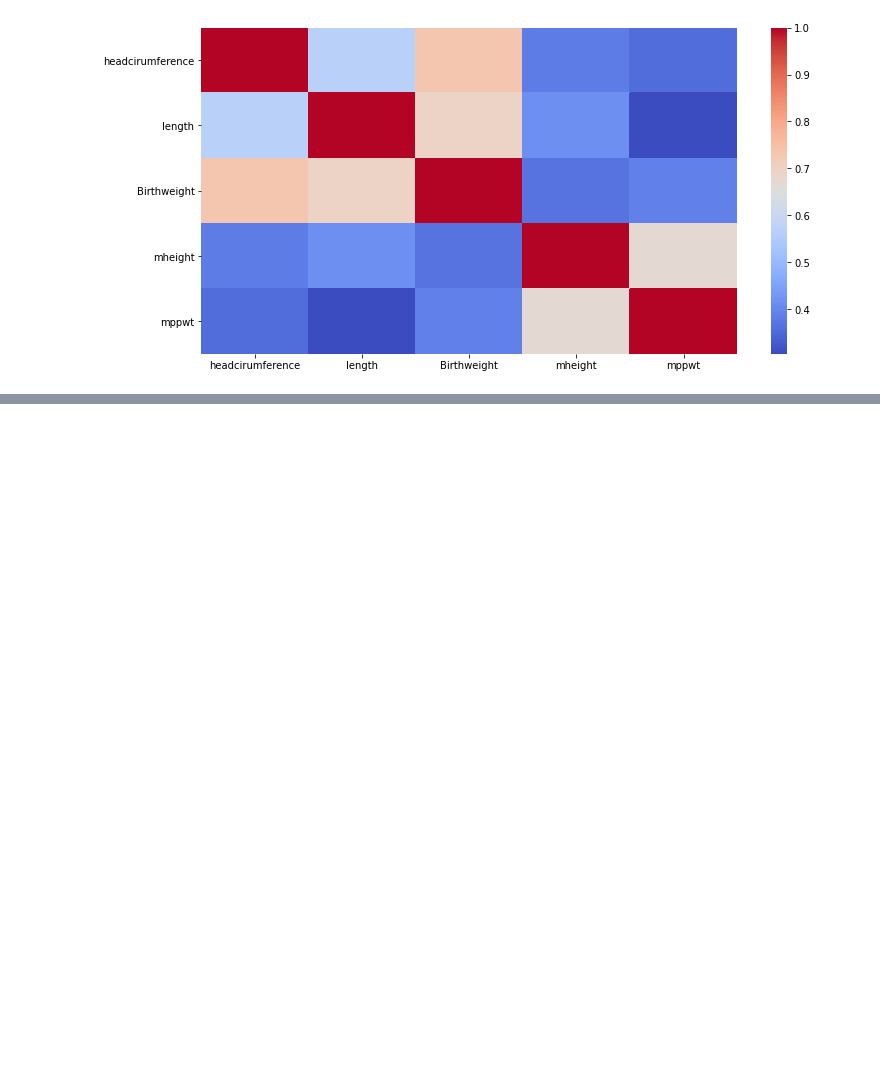
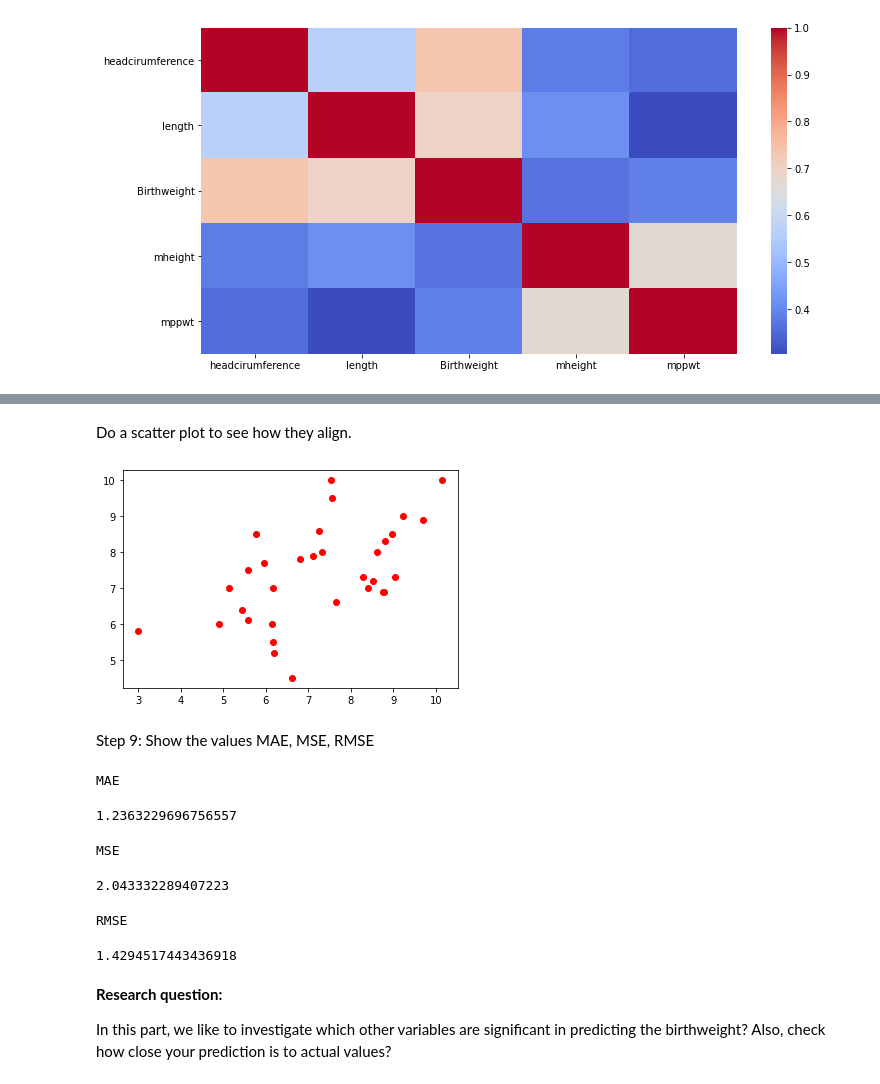
Before and after one commit to timc823/IST347, a Jupyter notebook: Week_3/Assignment#2.ipynb, the cells around one changed output, grey strips where cells are left out. Saved outputs shown, nothing was run; the diff lists cells and outputs as text; code cells hidden in the pictures; blank space fills up the shorter version.

```diff
--- a/Week_3/Assignment#2.ipynb
+++ b/Week_3/Assignment#2.ipynb
@@ -48,0 +222,3 @@ sns.heatmap(corr,
+# %%
+X_mr = df.iloc[:,:].drop('Birthweight', axis = 1)
+y_mr = df.loc[:,'Birthweight']
@@ -48,0 +227,2 @@ sns.heatmap(corr,
+# %%
+X_mr_train, X_mr_test, y_mr_train, y_mr_test = train_test_split(X_mr, y_mr, test_size = 0.75, random_state=1)
@@ -48,0 +231,3 @@ sns.heatmap(corr,
+# %%
+lr_mr = LinearRegression()
+lr_mr.fit(X_mr_train, y_mr_train)
@@ -48,0 +254,2 @@ sns.heatmap(corr,
+# %%
+y_mr_pred = lr_mr.predict(X_mr_test)
@@ -48,0 +285,32 @@ sns.heatmap(corr,
+# %% [markdown]
+Do a scatter plot to see how they align.
+# %%
+# do I need to add X&y label here?
+plt.scatter(y_mr_pred, y_mr_test,color='red')
+plt.show()
+# %% [output]
+[figure, added]
+# %% [markdown]
+Step 9: Show the values MAE, MSE, RMSE
+# %%
+print('MAE')
+metrics.mean_absolute_error(y_mr_test, y_mr_pred)
+# %% [output]
+MAE
+1.2363229696756557
+# %%
+print('MSE')
+metrics.mean_squared_error(y_mr_test, y_mr_pred)
+# %% [output]
+MSE
+2.043332289407223
+# %%
+print('RMSE')
+np.sqrt(metrics.mean_squared_error(y_mr_test, y_mr_pred))
+# %% [output]
+RMSE
+1.4294517443436918
+# %% [markdown]
+**Research question:**
+
+In this part, we like to investigate which other variables are significant in predicting the birthweight? Also, check how close your prediction is to actual values?
```
Also changed, not shown: parts of 45 cells of this notebook.
